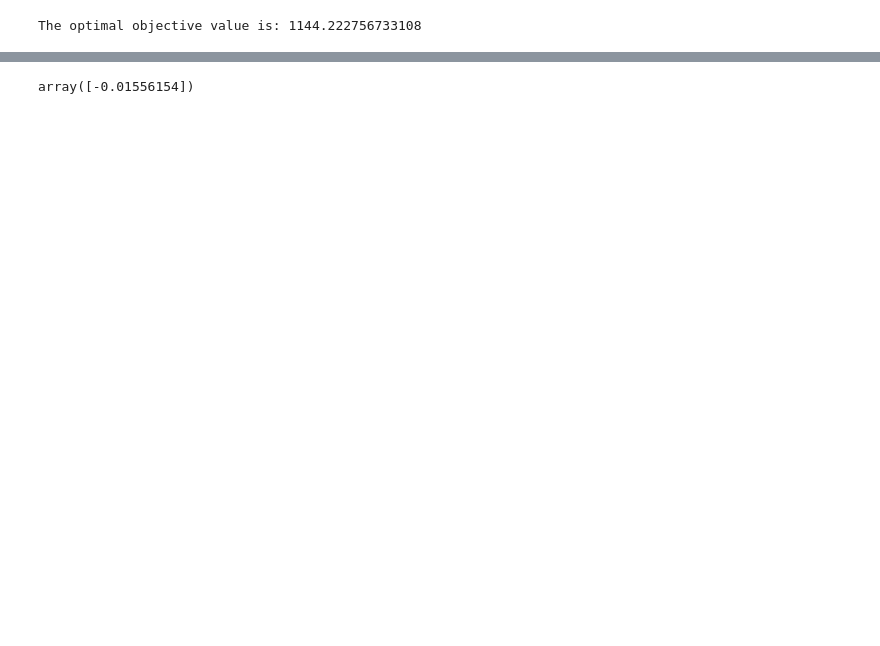
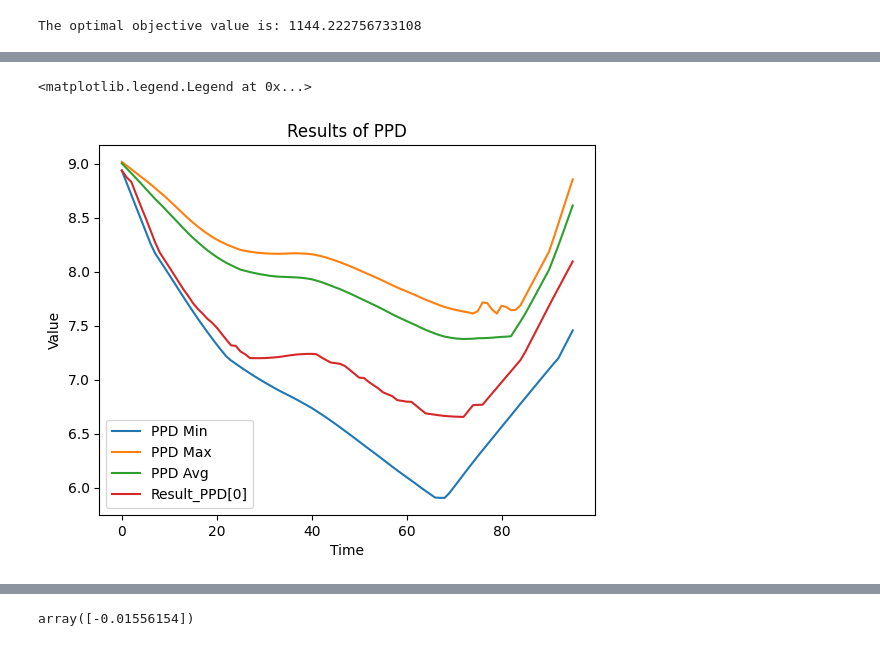
Before and after one commit to XinLiTue/Congestion-Management-based-on-Thermal-Comfort, a Jupyter notebook: FullModel.ipynb, the cells around one changed output, grey strips where cells are left out. Cells and saved outputs as stored; diff of their text form; code cells hidden in the pictures; blank space fills up the shorter version.

```diff
--- a/FullModel.ipynb
+++ b/FullModel.ipynb
@@ -72,19 +213,17 @@ The optimal objective value is: 1144.222756733108
 # %%
-Result_p_array = np.array(Result_p)
-Result_q_array = np.array(Result_q)
-Result_v_array = np.array(Result_v)
-for i in range(len(Result_v_array)):
-    for j in range(len(Result_v_array[i])):
-        Result_v_array[i][j] = math.sqrt(Result_v_array[i][j])/0.23
-# Result_hp_array = np.array(Result_hp)
-# Result_hp_sum = Result_hp_array.sum(axis=0)*1e3
-
-# Result_hp_down_array = np.array(Result_hp_down)
-# Result_hp_down_sum = Result_hp_down_array.sum(axis=0)*1e3
-
-
-# Result_pv_array = np.array(Result_pv)
-# Result_pv_sum = Result_pv_array.sum(axis=0)*1e3
-
-# Result_pv_down_array = np.array(Result_pv_down)
-# Result_pv_down_sum = Result_pv_down_array.sum(axis=0)*1e3
+# draw the result of Result_PPD[0]
+# get the min and max and average of Result_PPD_array in each time step
+ppd_min = np.min(Result_PPD_array, axis=0)
+ppd_max = np.max(Result_PPD_array, axis=0)
+ppd_avg = np.mean(Result_PPD_array, axis=0)
+plt.plot(ppd_min, label='PPD Min')
+plt.plot(ppd_max, label='PPD Max')
+plt.plot(ppd_avg, label='PPD Avg')
+plt.plot(Result_PPD[0], label='Result_PPD[0]')
+plt.xlabel('Time')
+plt.ylabel('Value')
+plt.title('Results of PPD')
+plt.legend()
+# %% [output]
+<matplotlib.legend.Legend at 0x...>
+[figure, added]
```
Also changed, not shown: parts of 20 cells of this notebook, 4 other files.
